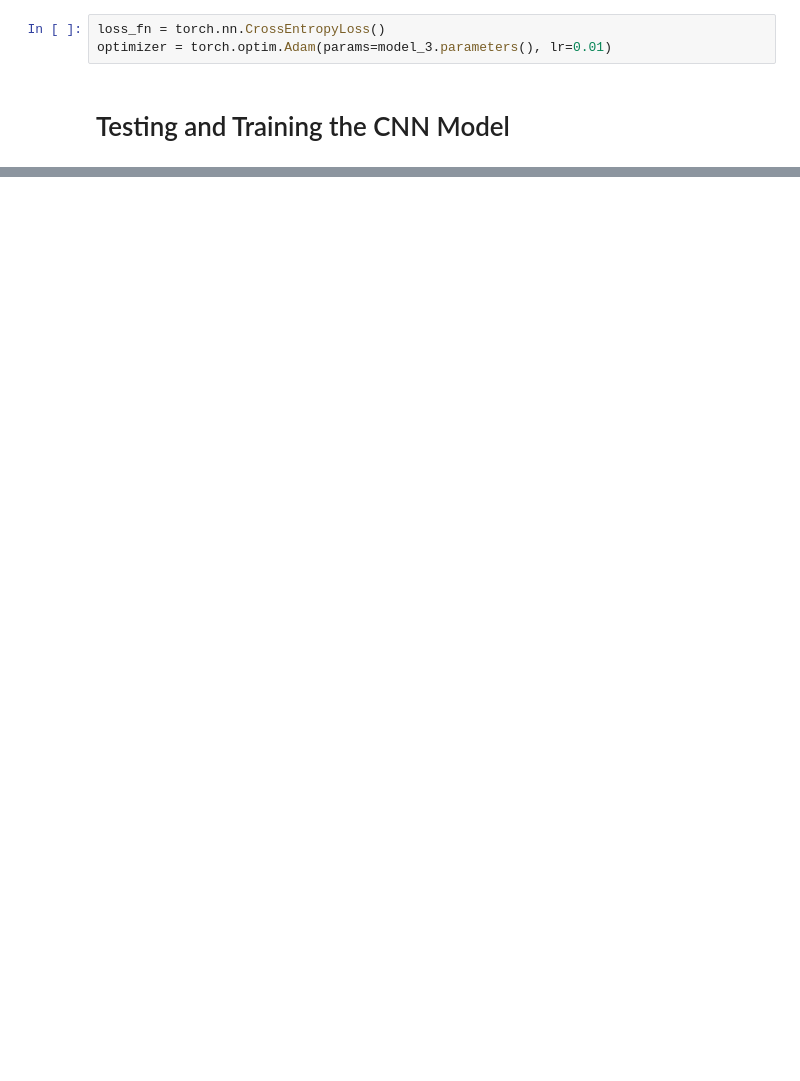
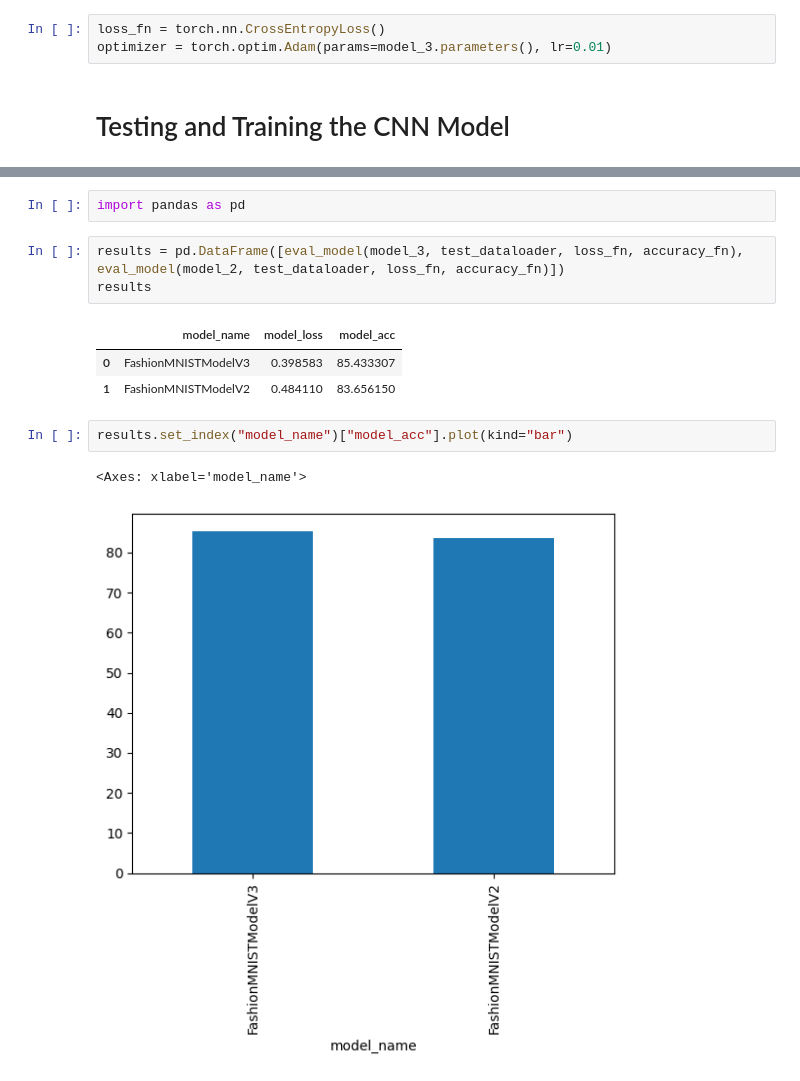
Before and after one commit to julianl11/projektarbeit_1, a Jupyter notebook: 03_computer_vision_torch.ipynb, the cells around one changed output, grey strips where cells are left out. Drawn from its saved outputs; the diff is of its cells as text; blank space fills up the shorter version.

```diff
--- a/03_computer_vision_torch.ipynb
+++ b/03_computer_vision_torch.ipynb
@@ -758,0 +770,14 @@ eval_model(model_3, test_dataloader, loss_fn, accuracy_fn)
+# %%
+import pandas as pd
+# %%
+results = pd.DataFrame([eval_model(model_3, test_dataloader, loss_fn, accuracy_fn), eval_model(model_2, test_dataloader, loss_fn, accuracy_fn)])
+results
+# %% [output]
+|  | model_name | model_loss | model_acc |
+| 0 | FashionMNISTModelV3 | 0.398583 | 85.433307 |
+| 1 | FashionMNISTModelV2 | 0.484110 | 83.656150 |
+# %%
+results.set_index("model_name")["model_acc"].plot(kind="bar")
+# %% [output]
+<Axes: xlabel='model_name'>
+[figure, added]
```
Also changed, not shown: parts of 47 cells of this notebook.
